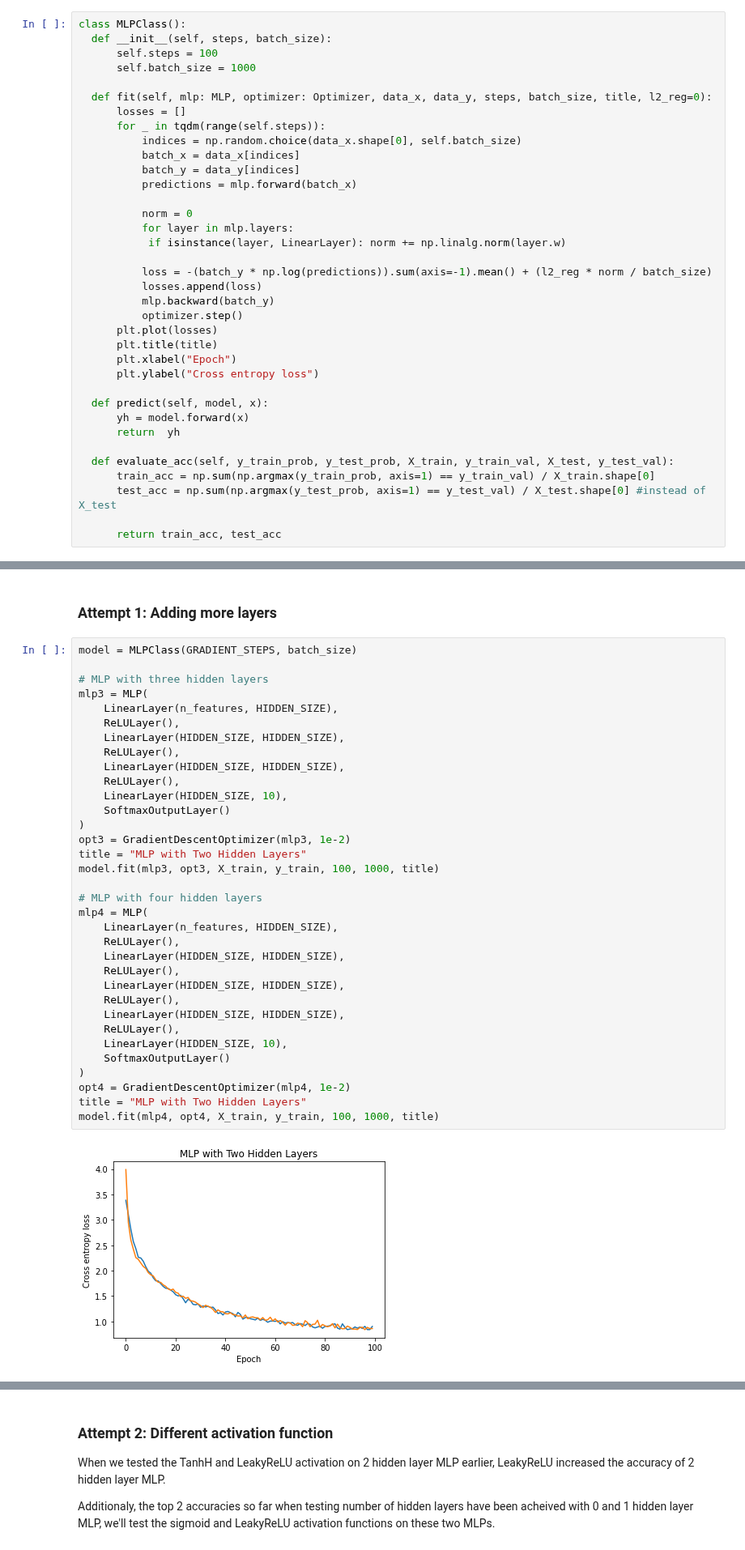
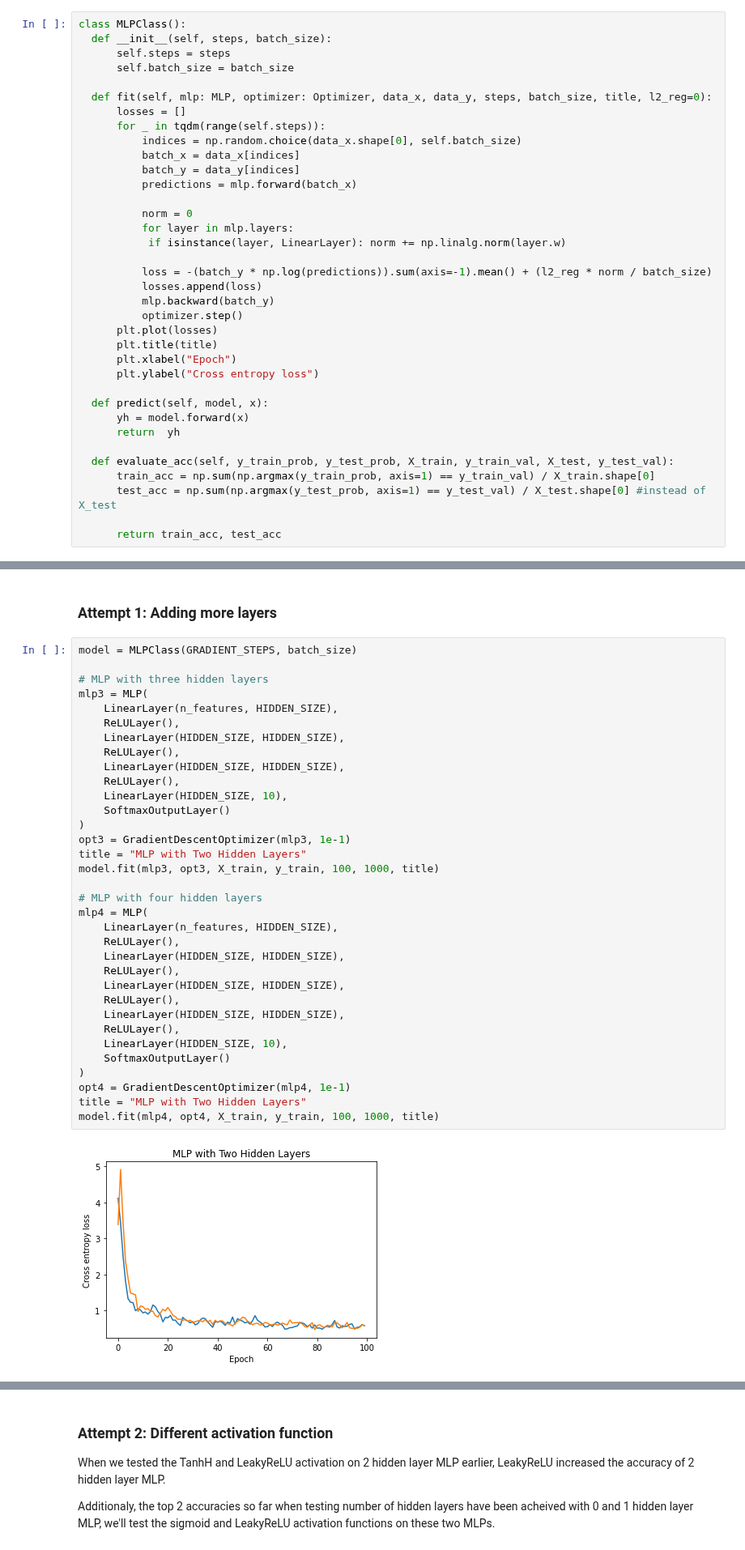
Before and after one commit to acollin19/comp551, a Jupyter notebook: A3/assignment3_group_24.ipynb, the cells around one changed output, grey strips where cells are left out. Shown at 81% size. Cells and saved outputs as stored; diff of their text form.

```diff
--- a/A3/assignment3_group_24.ipynb
+++ b/A3/assignment3_group_24.ipynb
@@ -177,8 +177,8 @@ class GradientDescentOptimizer(Optimizer):
 # %%
 class MLPClass():
   def __init__(self, steps, batch_size):
-      self.steps = 100
-      self.batch_size = 1000
+      self.steps = steps
+      self.batch_size = batch_size
 
   def fit(self, mlp: MLP, optimizer: Optimizer, data_x, data_y, steps, batch_size, title, l2_reg=0):
       losses = []
@@ -652,36 +651,36 @@ model = MLPClass(GRADIENT_STEPS, batch_size)
 # MLP with three hidden layers
 mlp3 = MLP(
     LinearLayer(n_features, HIDDEN_SIZE),
     ReLULayer(),
     LinearLayer(HIDDEN_SIZE, HIDDEN_SIZE),
     ReLULayer(),
     LinearLayer(HIDDEN_SIZE, HIDDEN_SIZE),
     ReLULayer(),
     LinearLayer(HIDDEN_SIZE, 10),
     SoftmaxOutputLayer()
 )
-opt3 = GradientDescentOptimizer(mlp3, 1e-2)
+opt3 = GradientDescentOptimizer(mlp3, 1e-1)
 title = "MLP with Two Hidden Layers"
 model.fit(mlp3, opt3, X_train, y_train, 100, 1000, title)
 
 # MLP with four hidden layers
 mlp4 = MLP(
     LinearLayer(n_features, HIDDEN_SIZE),
     ReLULayer(),
     LinearLayer(HIDDEN_SIZE, HIDDEN_SIZE),
     ReLULayer(),
     LinearLayer(HIDDEN_SIZE, HIDDEN_SIZE),
     ReLULayer(),
     LinearLayer(HIDDEN_SIZE, HIDDEN_SIZE),
     ReLULayer(),
     LinearLayer(HIDDEN_SIZE, 10),
     SoftmaxOutputLayer()
 )
-opt4 = GradientDescentOptimizer(mlp4, 1e-2)
+opt4 = GradientDescentOptimizer(mlp4, 1e-1)
 title = "MLP with Two Hidden Layers"
 model.fit(mlp4, opt4, X_train, y_train, 100, 1000, title)
 # %% [output]
-[figure, old version]
+[figure, new version]
 # %%
 # Three Layer MLP Accuracy
 y_train_prob = model.predict(mlp3, X_train)
```
Also changed, not shown: parts of 20 cells of this notebook.
